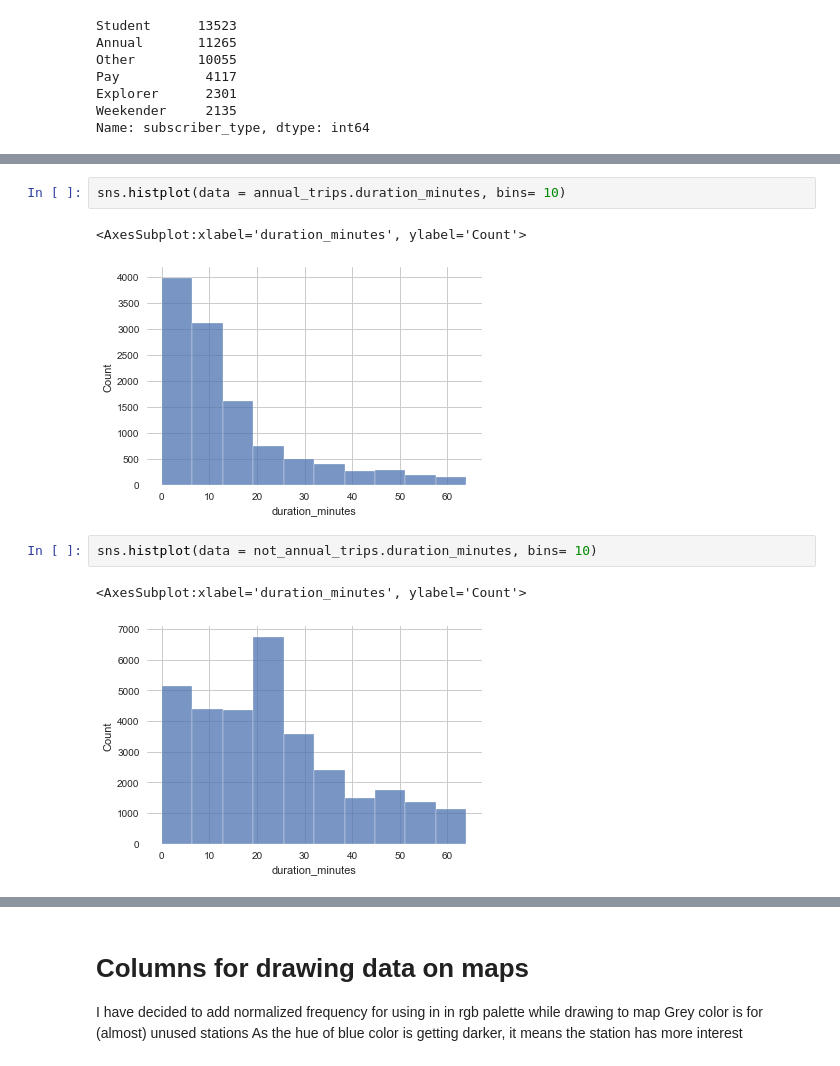
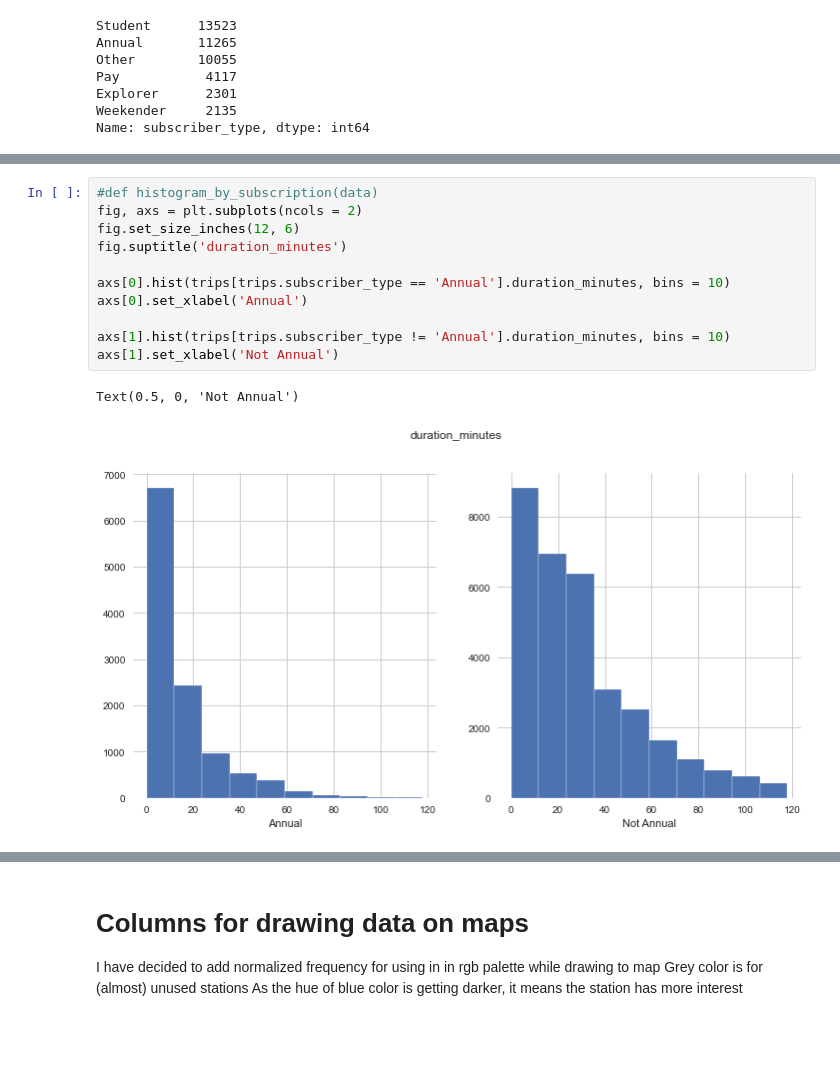
Before and after one commit to yaaqbp/austin_bikeshare, a Jupyter notebook: austin_bikeshare_project.ipynb, the cells around one changed output, grey strips where cells are left out. Cells and saved outputs as stored; diff of their text form; blank space fills up the shorter version.

```diff
--- a/austin_bikeshare_project.ipynb
+++ b/austin_bikeshare_project.ipynb
@@ -251,12 +235,16 @@ sns.histplot(data = trips.duration_minutes, bins= 10)
-# %%
-sns.histplot(data = annual_trips.duration_minutes, bins= 10)
-# %% [output]
-<AxesSubplot:xlabel='duration_minutes', ylabel='Count'>
-[figure, removed]
-# %%
-sns.histplot(data = not_annual_trips.duration_minutes, bins= 10)
-# %% [output]
-<AxesSubplot:xlabel='duration_minutes', ylabel='Count'>
-[figure, removed]
+# %%
+#def histogram_by_subscription(data)
+fig, axs = plt.subplots(ncols = 2)
+fig.set_size_inches(12, 6)
+fig.suptitle('duration_minutes')
+
+axs[0].hist(trips[trips.subscriber_type == 'Annual'].duration_minutes, bins = 10)
+axs[0].set_xlabel('Annual')
+
+axs[1].hist(trips[trips.subscriber_type != 'Annual'].duration_minutes, bins = 10)
+axs[1].set_xlabel('Not Annual')
+# %% [output]
+Text(0.5, 0, 'Not Annual')
+[figure, added]
 # %%
 #def histogram_by_subscription(data)
```
Also changed, not shown: parts of 13 cells of this notebook.
